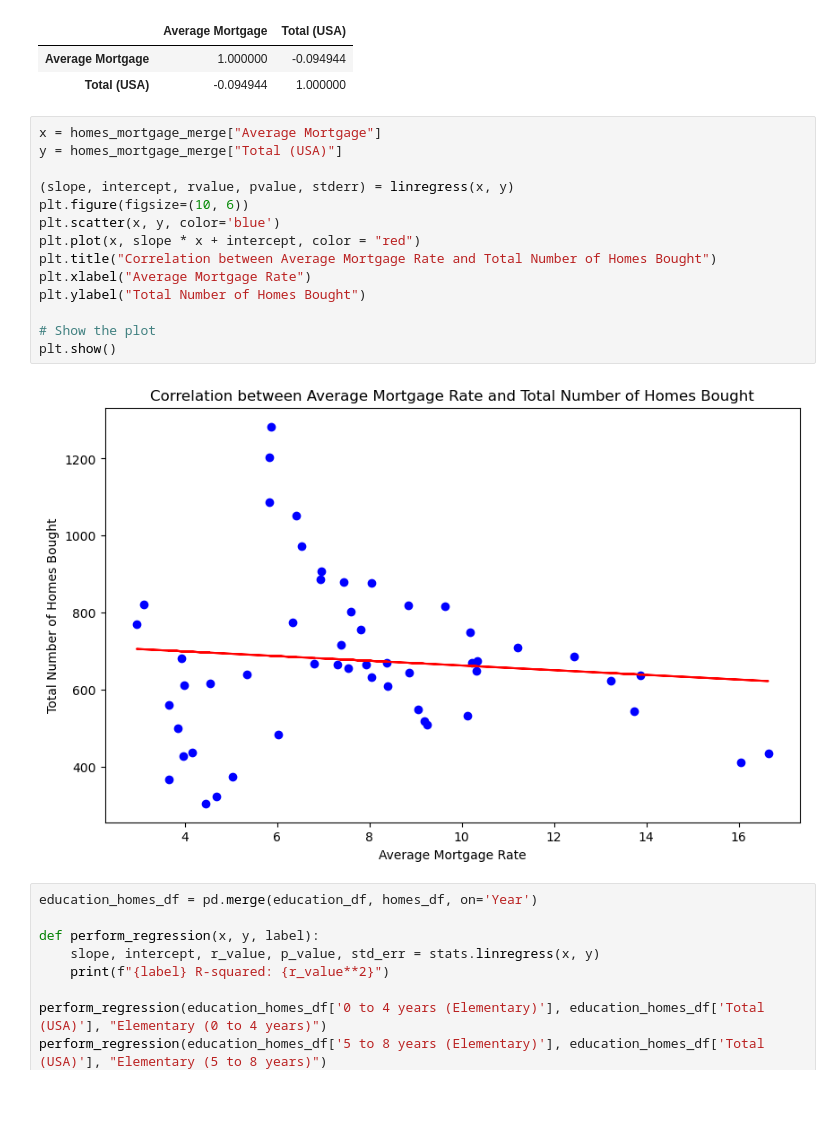
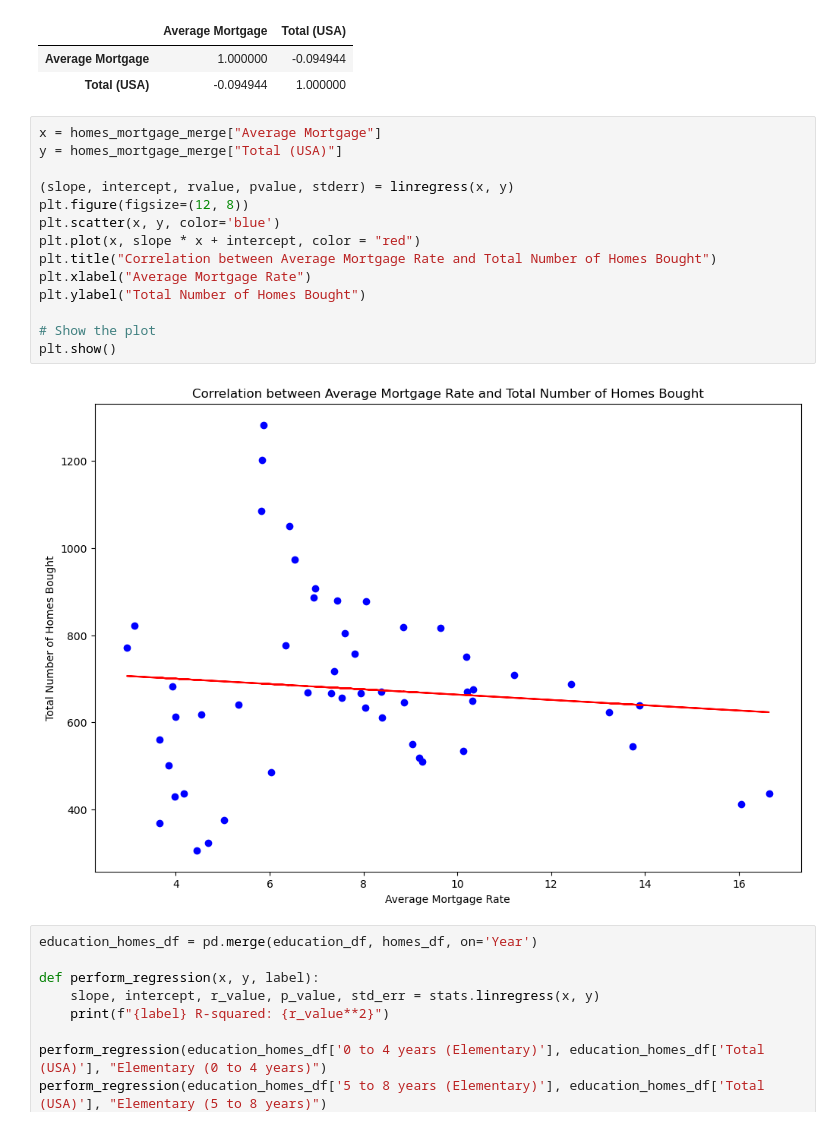
Before and after one commit to isfund/BootCampProject1, a Jupyter notebook: seth_project_work.ipynb, the cells around one changed output. Saved outputs shown, nothing was run; the diff lists cells and outputs as text; blank space fills up the shorter version.

```diff
--- a/seth_project_work.ipynb
+++ b/seth_project_work.ipynb
@@ -140,19 +140,19 @@ corr_mort_homes
 # %%
 x = homes_mortgage_merge["Average Mortgage"]
 y = homes_mortgage_merge["Total (USA)"]
 
 (slope, intercept, rvalue, pvalue, stderr) = linregress(x, y)
-plt.figure(figsize=(10, 6))
+plt.figure(figsize=(12, 8))
 plt.scatter(x, y, color='blue')
 plt.plot(x, slope * x + intercept, color = "red")
 plt.title("Correlation between Average Mortgage Rate and Total Number of Homes Bought")
 plt.xlabel("Average Mortgage Rate")
 plt.ylabel("Total Number of Homes Bought")
 
 # Show the plot
 plt.show()
 # %% [output]
-[figure, old version]
+[figure, new version]
 # %%
 education_homes_df = pd.merge(education_df, homes_df, on='Year')
 
```
